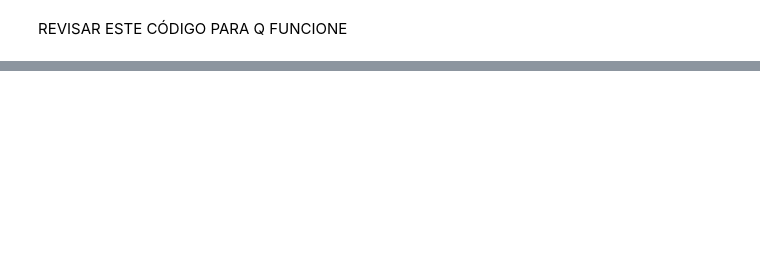
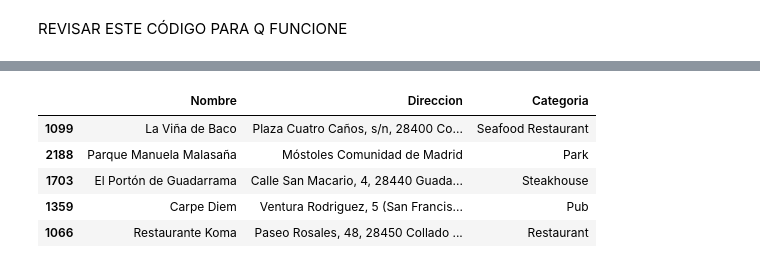
Before and after one commit to jgilsu11/laboratorio-modulo3-leccion01-APIs, a Jupyter notebook: laboratorio-modulo3-leccion01-APIs.ipynb, the cells around one changed output, grey strips where cells are left out. Saved outputs shown, nothing was run; the diff lists cells and outputs as text; code cells hidden in the pictures; blank space fills up the shorter version.

```diff
--- a/laboratorio-modulo3-leccion01-APIs.ipynb
+++ b/laboratorio-modulo3-leccion01-APIs.ipynb
@@ -597,0 +268,11 @@ def lugares_cercanos(df_final,dicc):
+# %%
+df_todos.drop_duplicates(inplace=True)
+# %%
+df_todos.sample(5)
+# %% [output]
+|  | Nombre | Direccion | Categoria |
+| 1099 | La Viña de Baco | Plaza Cuatro Caños, s/n, 28400 Co... | Seafood Restaurant |
+| 2188 | Parque Manuela Malasaña | Móstoles Comunidad de Madrid | Park |
+| 1703 | El Portón de Guadarrama | Calle San Macario, 4, 28440 Guada... | Steakhouse |
+| 1359 | Carpe Diem | Ventura Rodriguez, 5 (San Francis... | Pub |
+| 1066 | Restaurante Koma | Paseo Rosales, 48, 28450 Collado ... | Restaurant |
```
Also changed, not shown: parts of 47 cells of this notebook, 2 other files.
